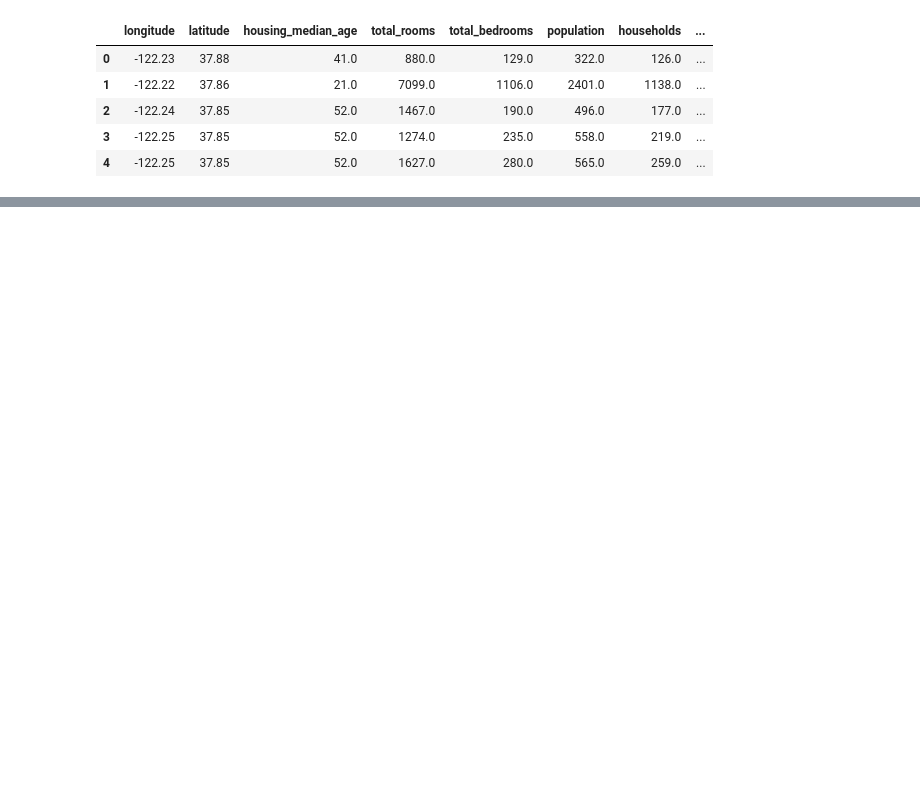
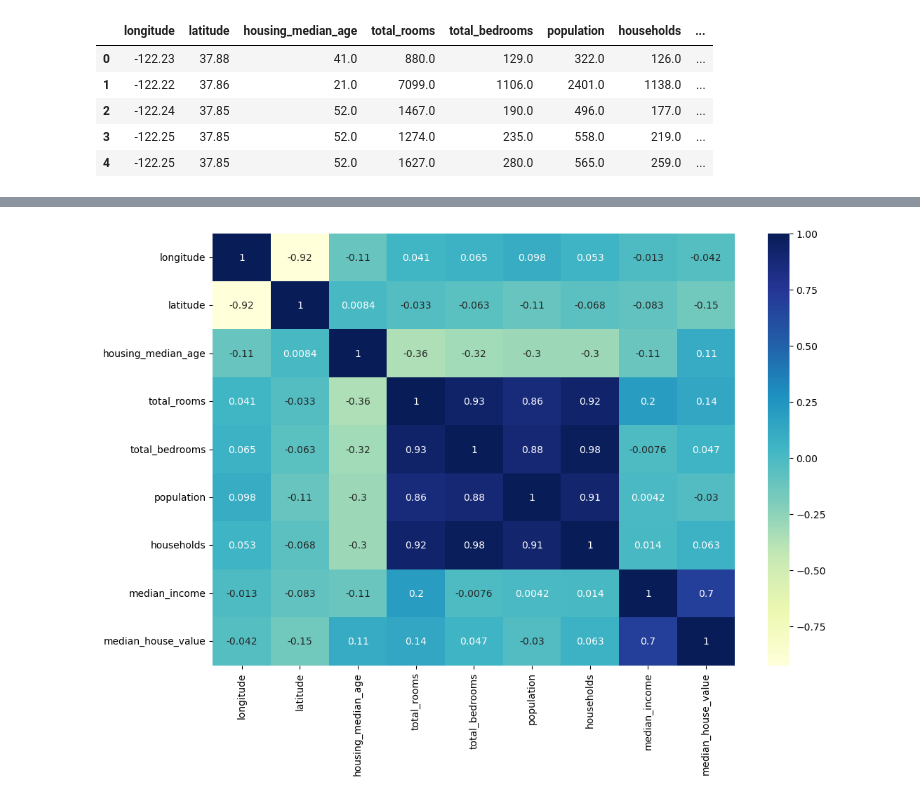
Before and after one commit to KeneanDita/Housing-Price-Predictor, a Jupyter notebook: Housing-Price-Prediction.ipynb, the cells around one changed output, grey strips where cells are left out. Saved outputs shown, nothing was run; the diff lists cells and outputs as text; code cells hidden in the pictures; blank space fills up the shorter version.

```diff
--- a/Housing-Price-Prediction.ipynb
+++ b/Housing-Price-Prediction.ipynb
@@ -58,0 +123,6 @@ memory usage: 1.7+ MB
+# %%
+plt.figure(figsize=(12, 8));
+sns.heatmap(train_data.corr(), annot=True, cmap="YlGnBu");
+plt.savefig("Correlation Heatmap.png", dpi=300);
+# %% [output]
+[figure, added]
```
Also changed, not shown: parts of 10 cells of this notebook, 1 other file.
